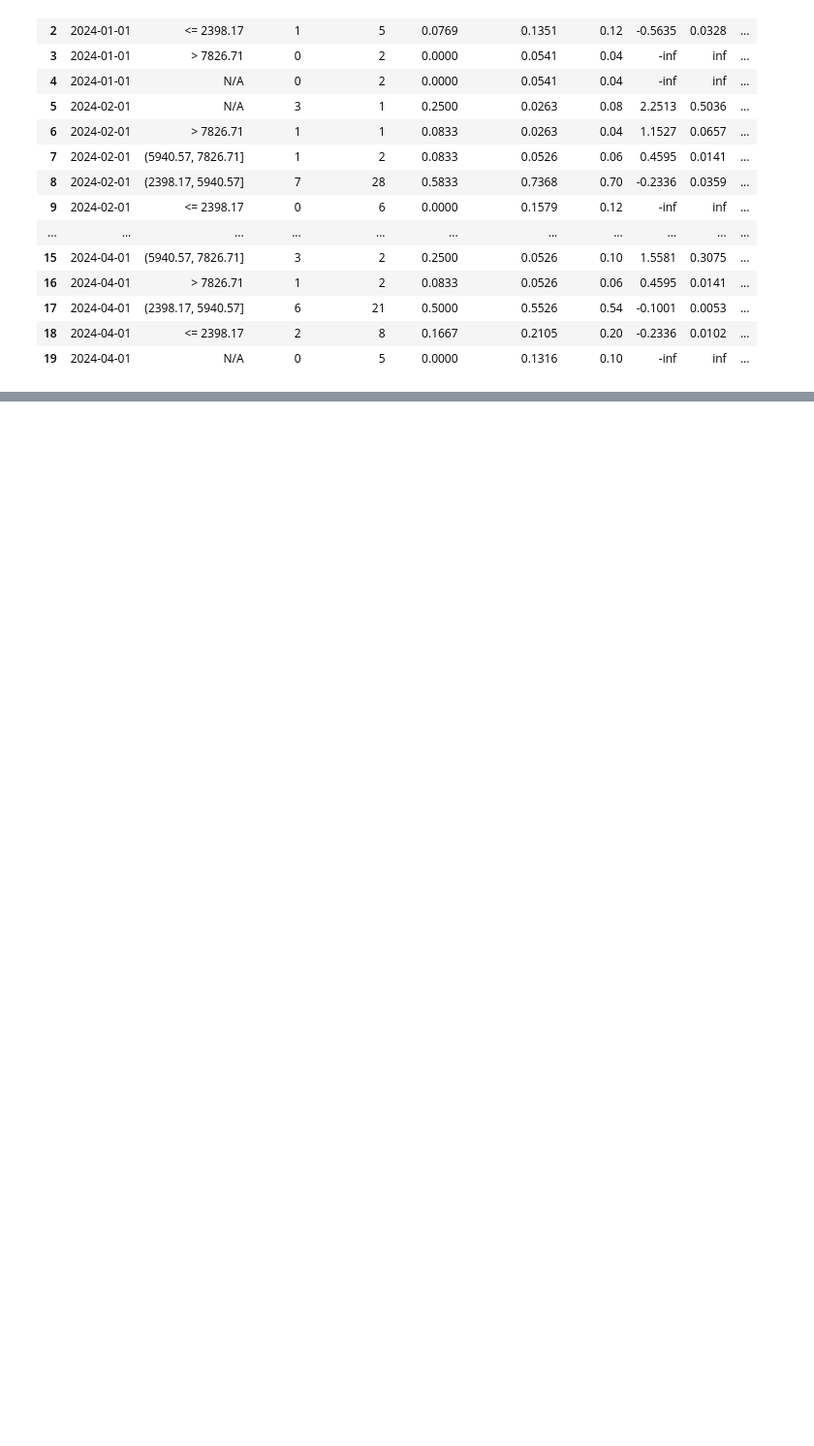
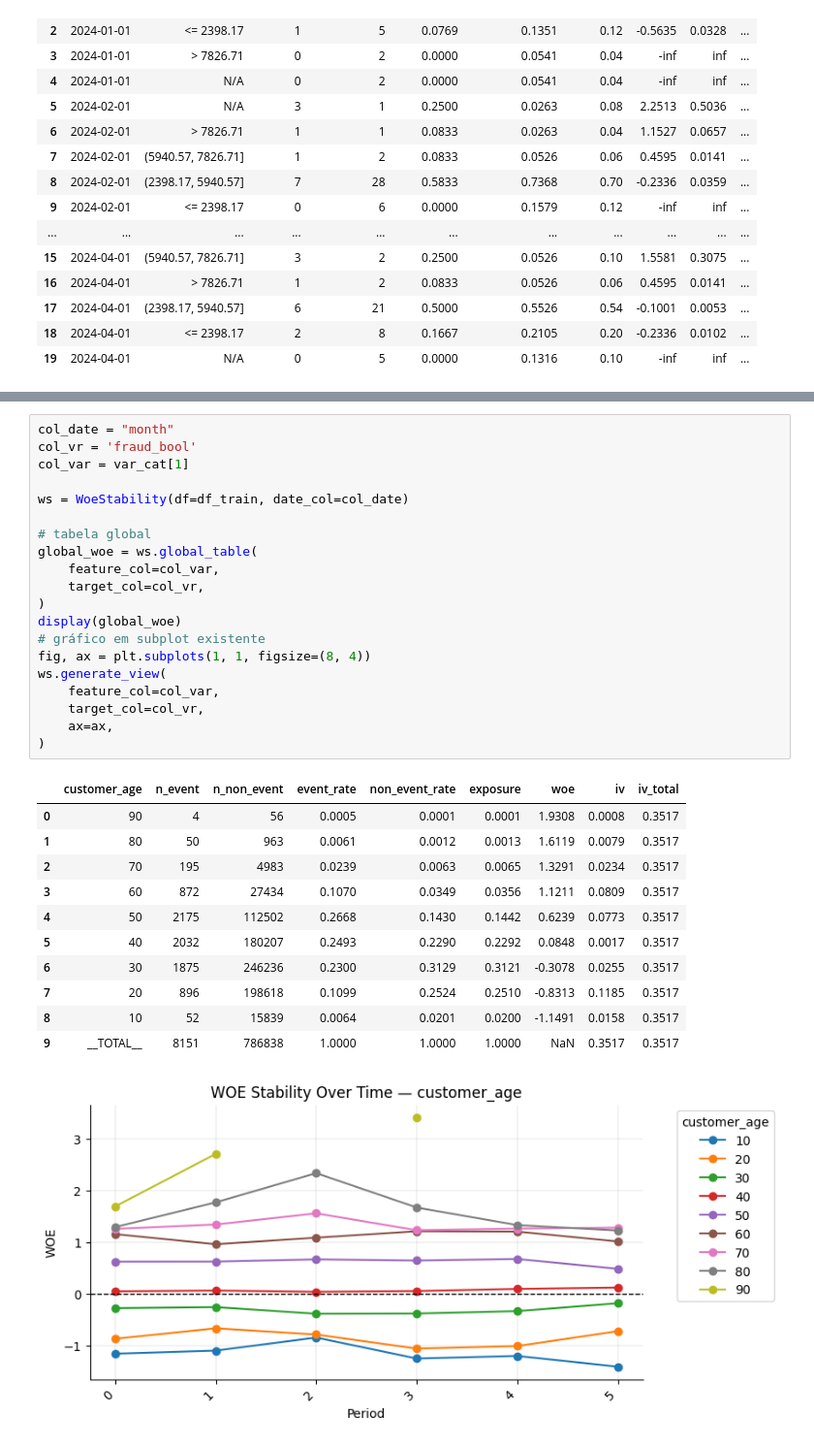
Before and after one commit to Cristiano2132/model_track, a Jupyter notebook: exemplo_uso.ipynb, the cells around one changed output, grey strips where cells are left out. Shown at 97% size. Cells and saved outputs as stored; diff of their text form; blank space fills up the shorter version.

```diff
--- a/exemplo_uso.ipynb
+++ b/exemplo_uso.ipynb
@@ -218,0 +376,33 @@ ws.generate_view(
+# %%
+col_date = "month"
+col_vr = 'fraud_bool'
+col_var = var_cat[1]
+
+ws = WoeStability(df=df_train, date_col=col_date)
+
+# tabela global
+global_woe = ws.global_table(
+    feature_col=col_var,
+    target_col=col_vr,
+)
+display(global_woe)
+# gráfico em subplot existente
+fig, ax = plt.subplots(1, 1, figsize=(8, 4))
+ws.generate_view(
+    feature_col=col_var,
+    target_col=col_vr,
+    ax=ax,
+)
+# %% [output]
+|  | customer_age | n_event | n_non_event | event_rate | non_event_rate | exposure | woe | iv | iv_total |
+| 0 | 90 | 4 | 56 | 0.0005 | 0.0001 | 0.0001 | 1.9308 | 0.0008 | 0.3517 |
+| 1 | 80 | 50 | 963 | 0.0061 | 0.0012 | 0.0013 | 1.6119 | 0.0079 | 0.3517 |
+| 2 | 70 | 195 | 4983 | 0.0239 | 0.0063 | 0.0065 | 1.3291 | 0.0234 | 0.3517 |
+| 3 | 60 | 872 | 27434 | 0.1070 | 0.0349 | 0.0356 | 1.1211 | 0.0809 | 0.3517 |
+| 4 | 50 | 2175 | 112502 | 0.2668 | 0.1430 | 0.1442 | 0.6239 | 0.0773 | 0.3517 |
+| 5 | 40 | 2032 | 180207 | 0.2493 | 0.2290 | 0.2292 | 0.0848 | 0.0017 | 0.3517 |
+| 6 | 30 | 1875 | 246236 | 0.2300 | 0.3129 | 0.3121 | -0.3078 | 0.0255 | 0.3517 |
+| 7 | 20 | 896 | 198618 | 0.1099 | 0.2524 | 0.2510 | -0.8313 | 0.1185 | 0.3517 |
+| 8 | 10 | 52 | 15839 | 0.0064 | 0.0201 | 0.0200 | -1.1491 | 0.0158 | 0.3517 |
+| 9 | __TOTAL__ | 8151 | 786838 | 1.0000 | 1.0000 | 1.0000 | NaN | 0.3517 | 0.3517 |
+[figure, added]
```
Also changed, not shown: parts of 13 cells of this notebook, 10 other files.
